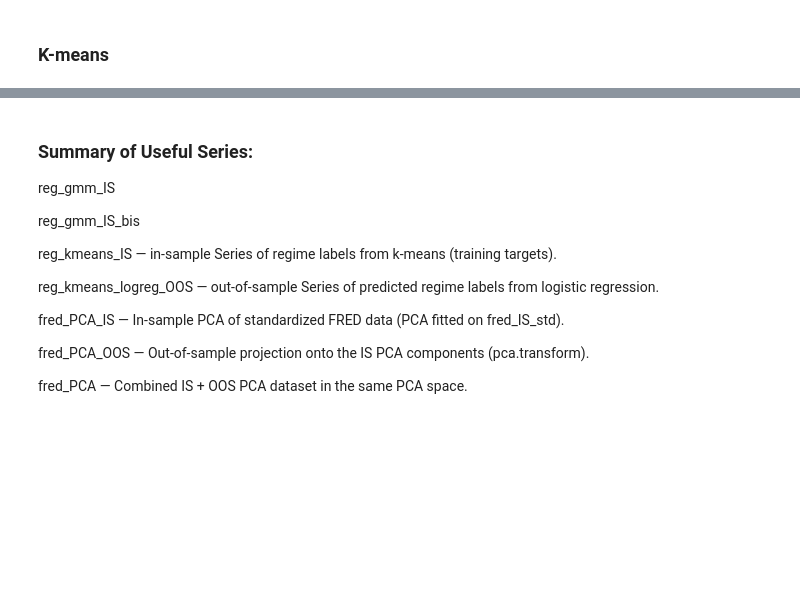
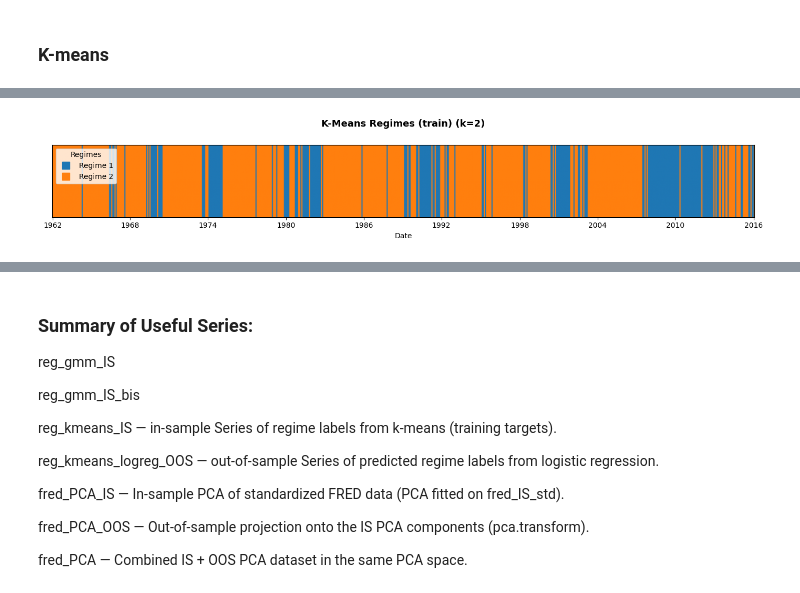
Before and after one commit to lxsd111/ML_PM, a Jupyter notebook: nbs/main.ipynb, the cells around one changed output, grey strips where cells are left out. Cells and saved outputs as stored; diff of their text form; code cells hidden in the pictures; blank space fills up the shorter version.

```diff
--- a/nbs/main.ipynb
+++ b/nbs/main.ipynb
@@ -1492,0 +947,54 @@ Name: count, dtype: int64
+# %%
+# Use one color per regime
+n_regimes = chosen_k
+palette = sns.color_palette("tab10", n_colors=n_regimes)
+cmap = ListedColormap(palette)
+
+# 1D "image" of regimes: shape (1, T)
+# subtract 1 so regimes 1..k map to color indices 0..k-1
+Z = (km_labels_train.values - 1).reshape(1, -1)
+dates = km_labels_train.index
+
+plt.figure(figsize=(14, 2.6))
+
+# Horizontal heatmap: time on x-axis, regimes as colors
+plt.imshow(Z, aspect="auto", cmap=cmap)
+
+# No y-axis ticks (just a color band)
+plt.yticks([])
+
+# X-axis ticks: ~10 evenly spaced years
+n_ticks = 10
+tick_positions = np.linspace(0, Z.shape[1] - 1, n_ticks).astype(int)
+tick_labels = [dates[i].strftime("%Y") for i in tick_positions]
+
+plt.xticks(ticks=tick_positions, labels=tick_labels)
+
+# Clean title
+plt.title(
+    f"K-Means Regimes (train) (k={n_regimes})",
+    fontsize=13,
+    weight="bold",
+    pad=25
+)
+
+plt.xlabel("Date")
+
+# Legend: one colored square per regime
+handles = [
+    plt.Line2D(
+        [0], [0],
+        marker="s",
+        linestyle="",
+        color=palette[k-1],
+        label=f"Regime {k}",
+        markersize=10
+    )
+    for k in range(1, n_regimes + 1)
+]
+
+plt.legend(handles=handles, title="Regimes", loc="upper left")
+plt.tight_layout()
+plt.show()
+# %% [output]
+[figure, added]
```
Also changed, not shown: parts of 27 cells of this notebook.
